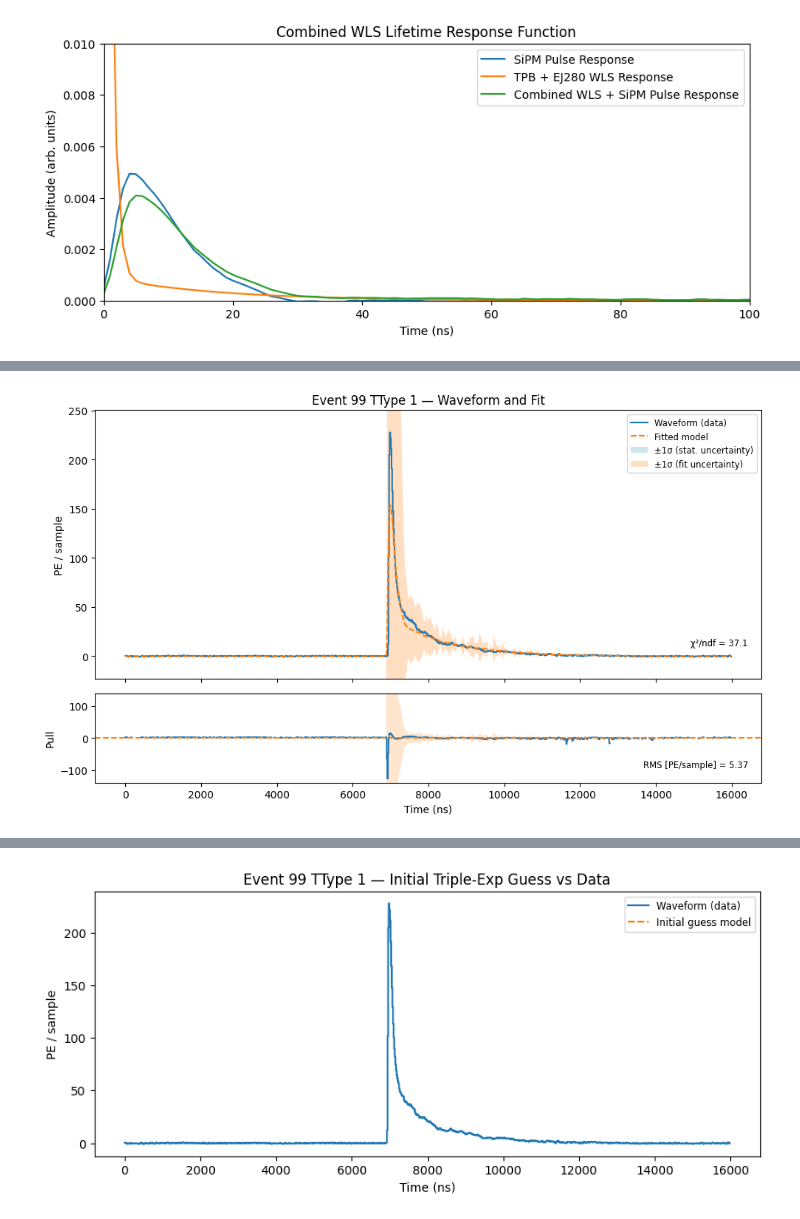
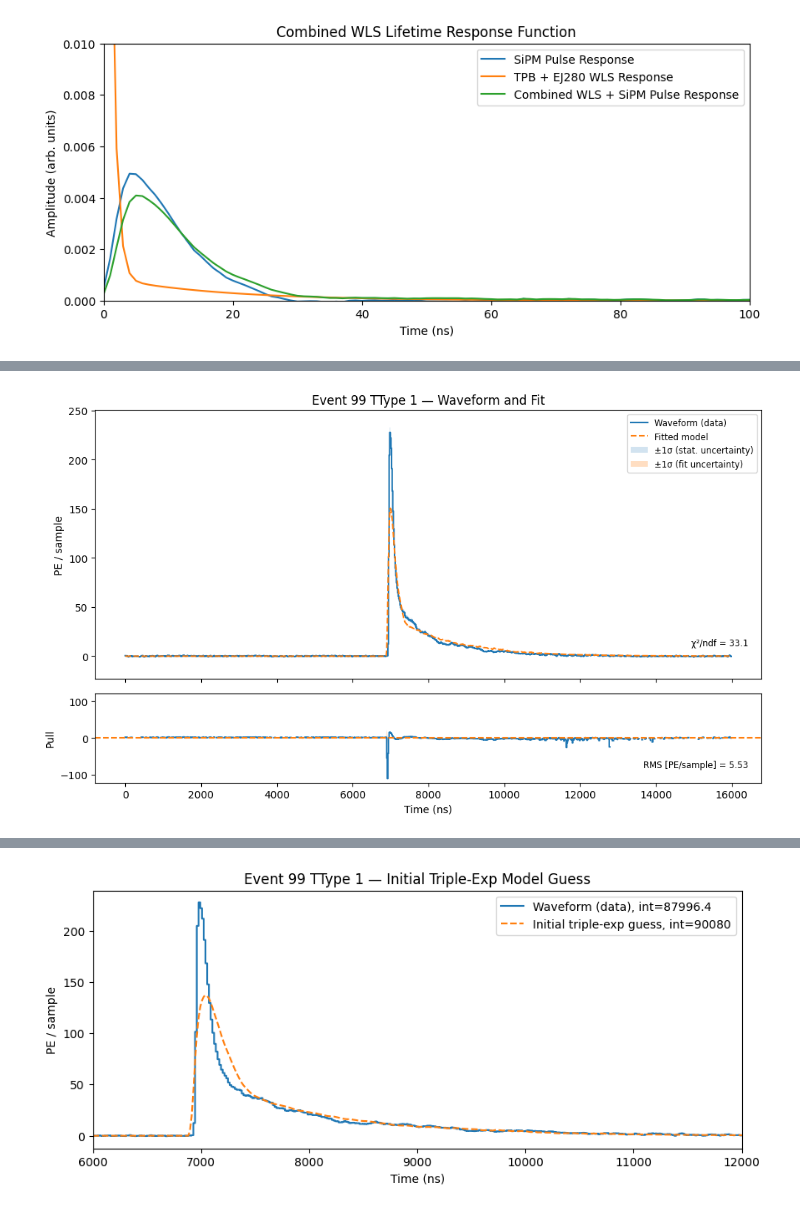
Before and after one commit to jvmead/lrs_tutorials, a Jupyter notebook: lrs_tutorial_5.ipynb, the cells around one changed output, grey strips where cells are left out. Saved outputs shown, nothing was run; the diff lists cells and outputs as text; code cells hidden in the pictures.

```diff
--- a/lrs_tutorial_5.ipynb
+++ b/lrs_tutorial_5.ipynb
@@ -733,10 +733,10 @@ mu_guess_ns = float(np.argmax(wvfm)) * bin_width_ns - t_peak_ns
 
 # initial guesses
 initial_guess = [
-    0.15*A_total,   # A1 [PE]
-    4.0,                       # tau1 [ns] (>= one bin is a good starting point)
-    0.85*A_total,   # A2 [PE]
-    1200.0,                     # tau2 [ns]
+    0.2*A_total,   # A1 [PE]
+    6.0,                       # tau1 [ns] (>= one bin is a good starting point)
+    0.8*A_total,   # A2 [PE]
+    1300.0,                     # tau2 [ns]
     mu_guess_ns,                # mu [ns]
 ]
 bounds = (
@@ -841,5 +841,17 @@ try:
         sigma_fit = np.sqrt(var_fit)
 except Exception:
     sigma_fit = None
+
+# print component with smallest tau first with fraction of total A
+print("\nDouble-exp component fractions:")
+print("-------------------------")
+A_total_fit = popt_double[0] + popt_double[2]
+tau_vals = [popt_double[1], popt_double[3]]
+A_vals = [popt_double[0], popt_double[2]]
+components = sorted(zip(tau_vals, A_vals), key=lambda x: x[0])  # sort by tau
+for i, (tau, A) in enumerate(components):
+    frac = A / A_total_fit if A_total_fit > 0 else 0.0
+    print(f"  Component {i+1}: tau = {tau:.6g} ns, A = {A:.6g} PE ({frac*100:.2f} % of total)")
+print("-------------------------\n")
 # %% [output]
 Fitted parameters:
@@ -866,5 +884,5 @@ fig, axes, stats = plot_waveform_fit(
     savepath=None
 )
 # %% [output]
-[figure, old version]
+[figure, new version]
 # %%
@@ -907,38 +923,53 @@ def triple_exp_spe_response_fit(pulse_shape):
 # Parameter names for triple-exponential model
 param_names_triple = ['A1', 'tau1', 'A2', 'tau2', 'A3', 'tau3', 'mu']
 
-# Build triple-exp model
-fmodel_triple = triple_exp_spe_response_fit(wls_spe_pulse)
+# initial guesses
+p0_triple = [
+    0.1*A_total,   # A1 [PE]
+    10.0,                       # tau1 [ns] (>= one bin is a good starting point)
+    0.6*A_total,   # A2 [PE]
+    1000.0,                     # tau2 [ns]
+    # adding intermediate component
+    0.2*A_total,   # A3 [PE]
+    100.0,                     # tau3 [ns]
+    ###############################
+    mu_guess_ns,                # mu [ns]
+]
 
-param_names = ['A1', 'tau1', 'A2', 'tau2', 'mu']
+# Bounds: (lower, upper) for [A1,tau1,A2,tau2,A3,tau3,mu]
+lower = [   1.0,    1.0,    1.0,     1.0,    0.0,     1.0,         0.0]
+upper = [np.inf, 2000.0, np.inf, 20000.0, np.inf, 20000.0, wvfm_max_ns]
+bounds_triple = (lower, upper)
 
-print("Initial parameter guesses:")
-for name, val in zip(param_names, initial_guess):
-    unit = "ns" if name in ('tau1', 'tau2', 'mu') else "PE"
-    print(f"  {name} ({unit}): {float(val):.6g}")
+# Print initial triple guesses
+print("Initial parameter guesses for triple-exp:")
+for name, val in zip(param_names_triple, p0_triple):
+  unit = "ns" if name in ('tau1', 'tau2', 'tau3', 'mu') else "PE"
+  print(f"  {name} ({unit}): {float(val):.6g}")
 print("")
 
-# plot initial guess against data
-initial_model = double_exp_spe_response(
+# plot initial guess against data (use fmodel_triple wrapper)
+initial_model_triple = triple_exp_spe_response(
     t_ns,
-    initial_guess[0],
-    initial_guess[1],
-    initial_guess[2],
-    initial_guess[3],
-    initial_guess[4],
+    p0_triple[0],
+    p0_triple[1],
+    p0_triple[2],
+    p0_triple[3],
+    p0_triple[4],
+    p0_triple[5],
+    p0_triple[6],
     wls_spe_pulse
 )
 
 plt.figure(figsize=(10,4))
 wvfm_int = np.trapz(wvfm, dx=bin_width_ns)
-guess_int = np.trapz(initial_model, dx=bin_width_ns)
+guess_int = np.trapz(initial_model_triple, dx=bin_width_ns)
 plt.plot(t_ns, wvfm, label=f'Waveform (data), int={wvfm_int:.6g}', color='C0', drawstyle='steps-post')
-plt.plot(t_ns, initial_model, label=f'Initial guess, int={guess_int:.6g}', color='C1', linestyle='--')
+plt.plot(t_ns, initial_model_triple, label=f'Initial triple-exp guess, int={guess_int:.6g}', color='C1', linestyle='--')
 plt.xlabel('Time (ns)')
 plt.ylabel('PE / sample')
-plt.title(f'Event {evt} TType {ttype_idx} — Initial Model Guess')
+plt.title(f'Event {evt} TType {ttype_idx} — Initial Triple-Exp Model Guess')
 plt.legend()
-#plt.xlim(0, n_samples*bin_width_ns)
 plt.xlim(6000, 12000)
 plt.show()
 # %% [output]
@@ -952,3 +983,3 @@ Triple-exp initial guess:
   mu (ns): 6896
-[figure, old version]
+[figure, new version]
 # %%
```
Also changed, not shown: parts of 6 cells of this notebook.
